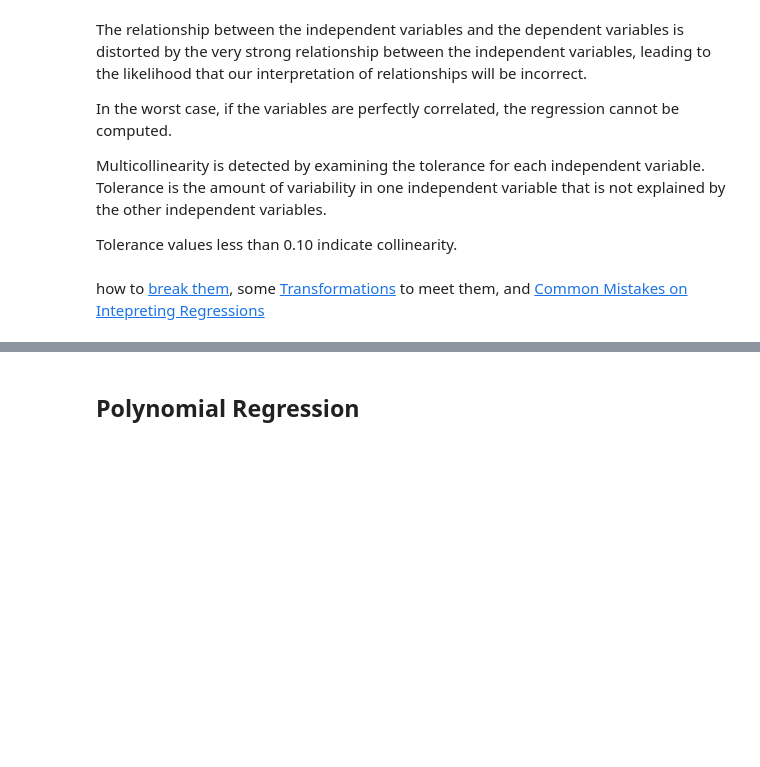
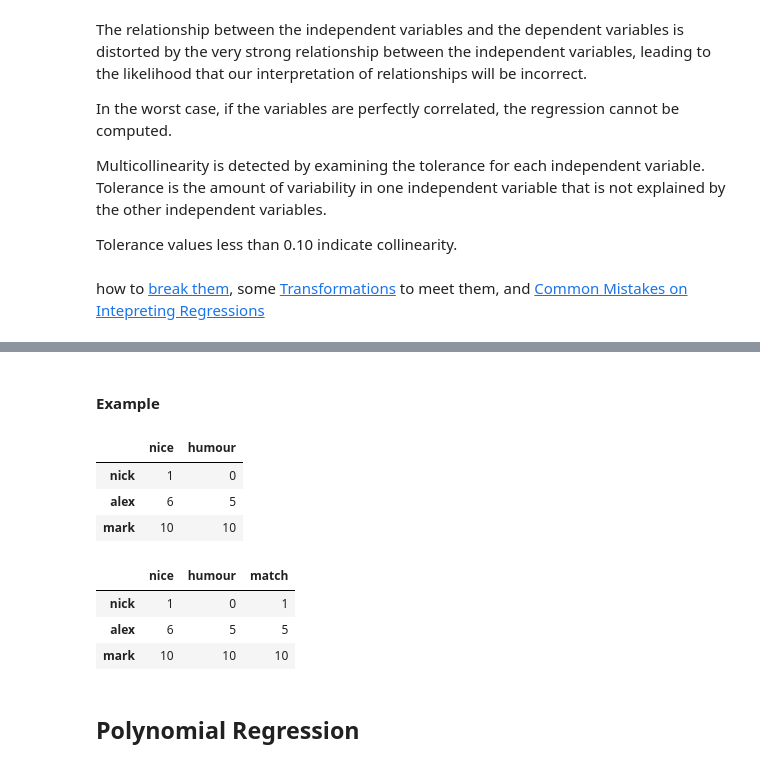
Before and after one commit to lorachow/DS_HK_9, a Jupyter notebook: notebooks/06 - Polynomial Regression.ipynb, the cells around one changed output, grey strips where cells are left out. Cells and saved outputs as stored; diff of their text form; code cells hidden in the pictures; blank space fills up the shorter version.

```diff
--- a/notebooks/06 - Polynomial Regression.ipynb
+++ b/notebooks/06 - Polynomial Regression.ipynb
@@ -103,3 +120,25 @@ Tolerance values less than 0.10 indicate collinearity.
 how to [break them](http://www.basic.northwestern.edu/statguidefiles/linreg_ass_viol.html), some [Transformations](http://www.basic.northwestern.edu/statguidefiles/linreg_alts.html#Transformations) to meet them, and [Common Mistakes on Intepreting Regressions](https://www.ma.utexas.edu/users/mks/statmistakes/regressioncoeffs.html)
 # %% [markdown]
 ![break](assets/theory.png)
+# %% [markdown]
+#### Example
+# %%
+p1 = [1,0]
+p2 = [6,5]
+p3 = [10,10]
+
+matches = pd.DataFrame([p1,p2,p3], columns=['nice','humour'],index=['nick','alex','mark'])
+matches
+# %% [output]
+|  | nice | humour |
+| nick | 1 | 0 |
+| alex | 6 | 5 |
+| mark | 10 | 10 |
+# %%
+matches['match'] = [1,5,10]
+matches
+# %% [output]
+|  | nice | humour | match |
+| nick | 1 | 0 | 1 |
+| alex | 6 | 5 | 5 |
+| mark | 10 | 10 | 10 |
```
Also changed, not shown: parts of 44 cells of this notebook.
